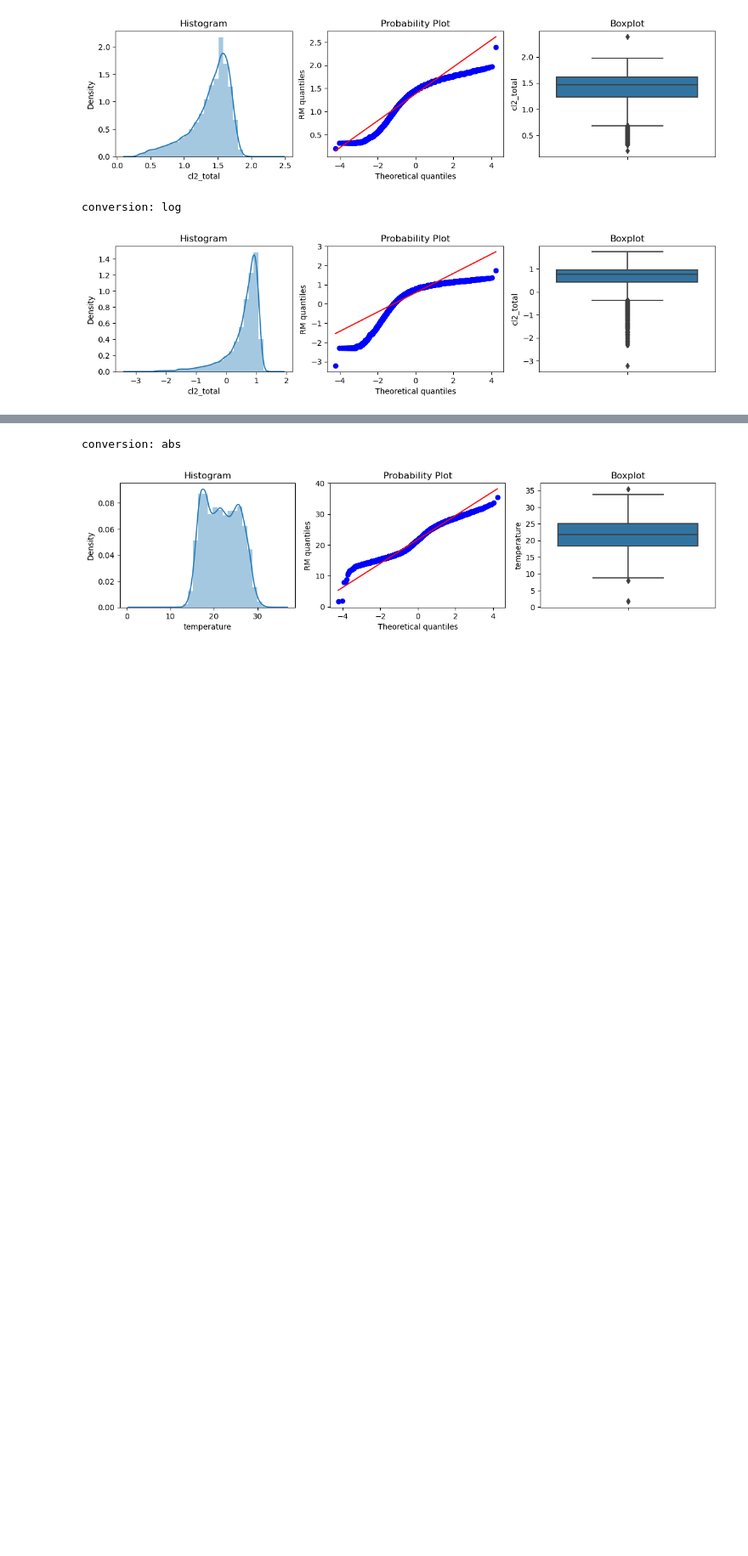
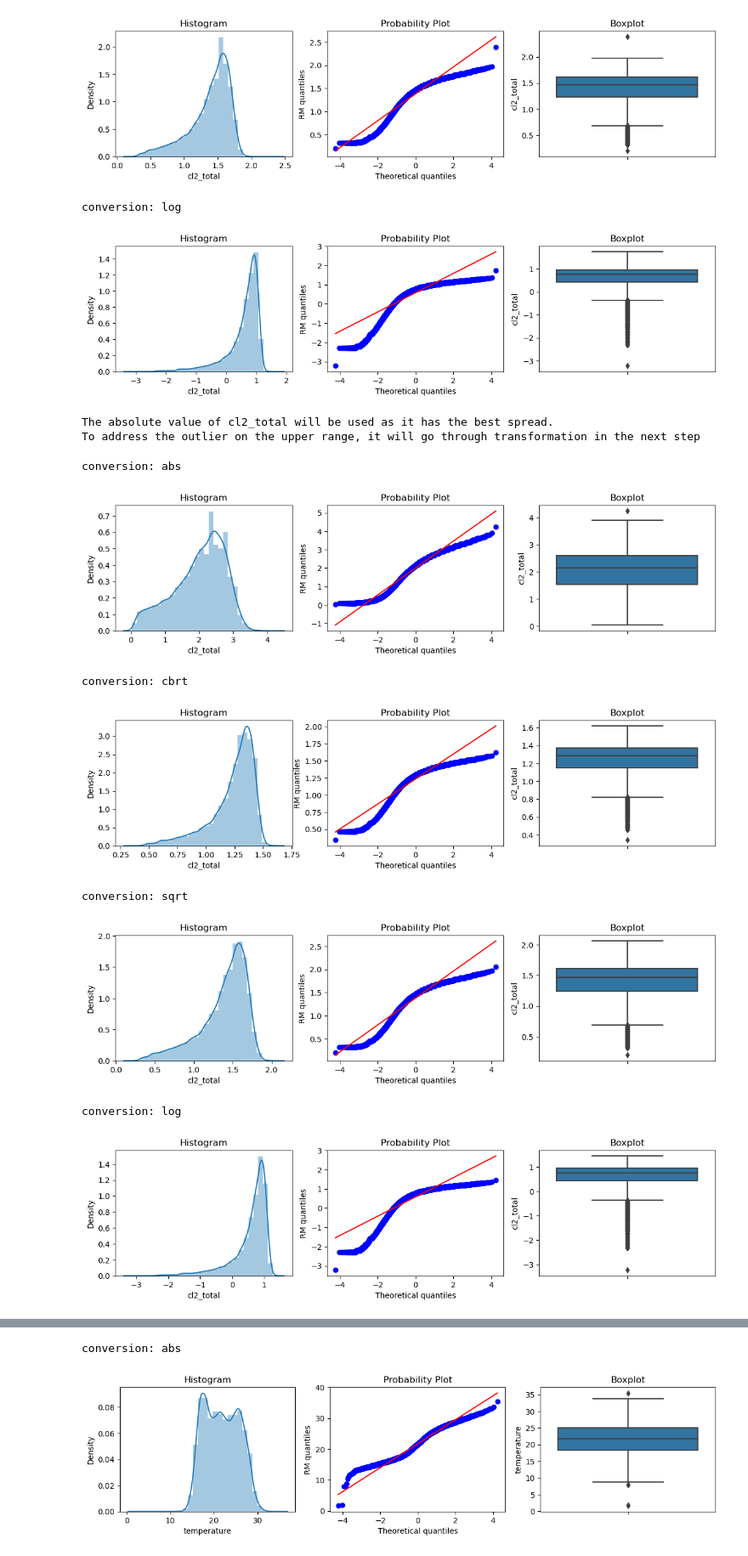
Before and after one commit to Oscar-Gil-Data/Monitoring-of-Indicator-Bacteria-in-Drinking-Water, a Jupyter notebook: Data SD - Monitoring of Indicator Bacteria in Drinking Water.ipynb, the cells around one changed output, grey strips where cells are left out. Shown at 85% size. Cells and saved outputs as stored; diff of their text form; code cells hidden in the pictures; blank space fills up the shorter version.

```diff
--- a/Data SD - Monitoring of Indicator Bacteria in Drinking Water.ipynb
+++ b/Data SD - Monitoring of Indicator Bacteria in Drinking Water.ipynb
@@ -325,3 +334,29 @@ conversion: sqrt
 [figure]
 conversion: log
 [figure]
+# %%
+print('''The absolute value of cl2_total will be used as it has the best spread.
+To address the outlier on the upper range, it will go through transformation in the next step''')
+# %% [output]
+The absolute value of cl2_total will be used as it has the best spread.
+To address the outlier on the upper range, it will go through transformation in the next step
+# %%
+# find lower and upper boundaries of 'cl2_total'
+temperature_lower_limit, temperature_upper_limit = find_normal_boundaries(df, 'cl2_total', 3)
+
+# Apply boundaries to outliers
+df['cl2_total'] = np.where(df['cl2_total'] > temperature_upper_limit, temperature_upper_limit,
+                     np.where(df['cl2_total'] < temperature_lower_limit, temperature_lower_limit,
+                      df['cl2_total']))
+# %%
+for conversion_type in (set(conversion_options.keys())):
+    diagnostic_plots(df, 'cl2_total', conversion_type)
+# %% [output]
+conversion: abs
+[figure, added]
+conversion: cbrt
+[figure, added]
+conversion: sqrt
+[figure, added]
+conversion: log
+[figure, added]
```
Also changed, not shown: parts of 2 cells of this notebook.
